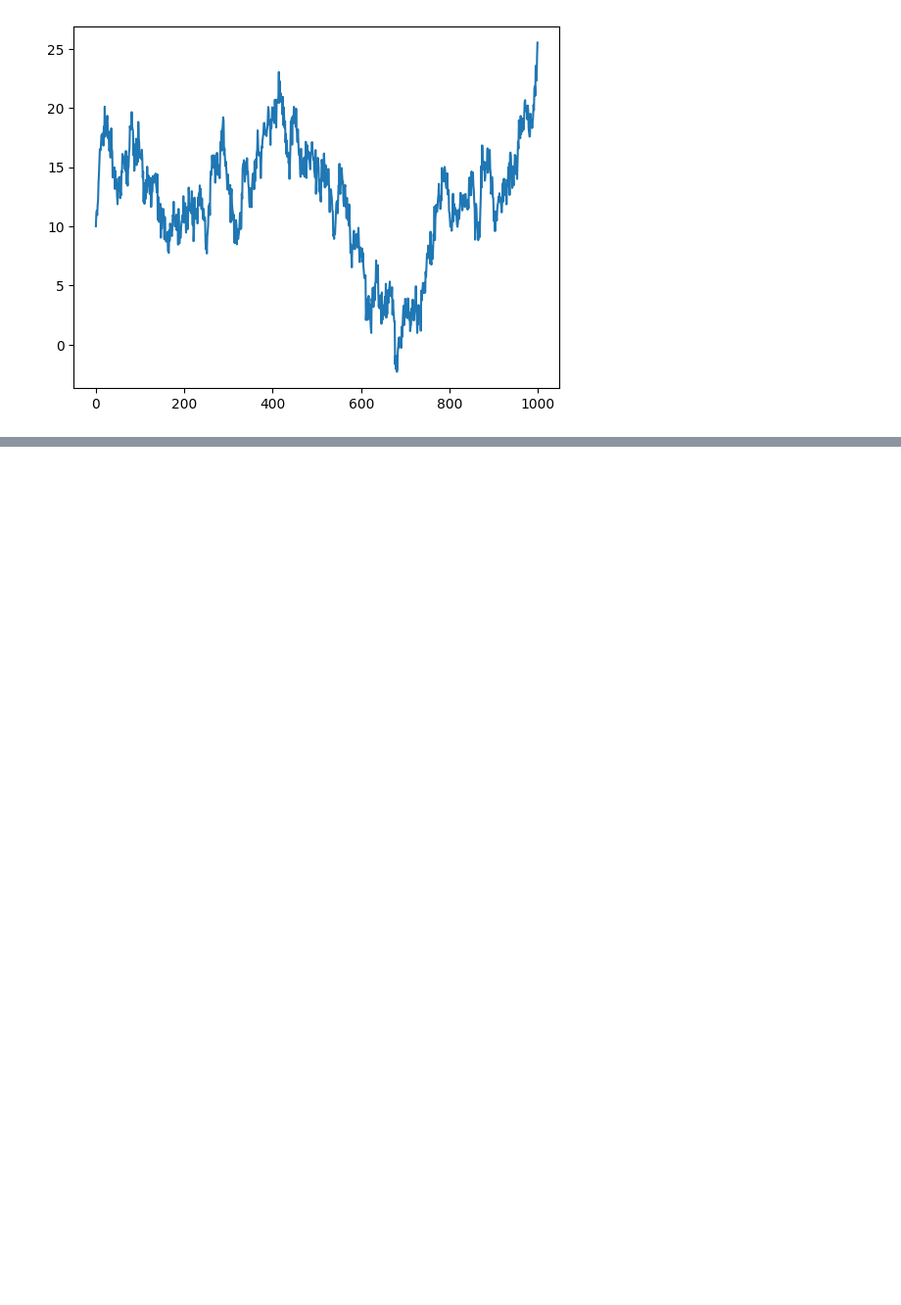
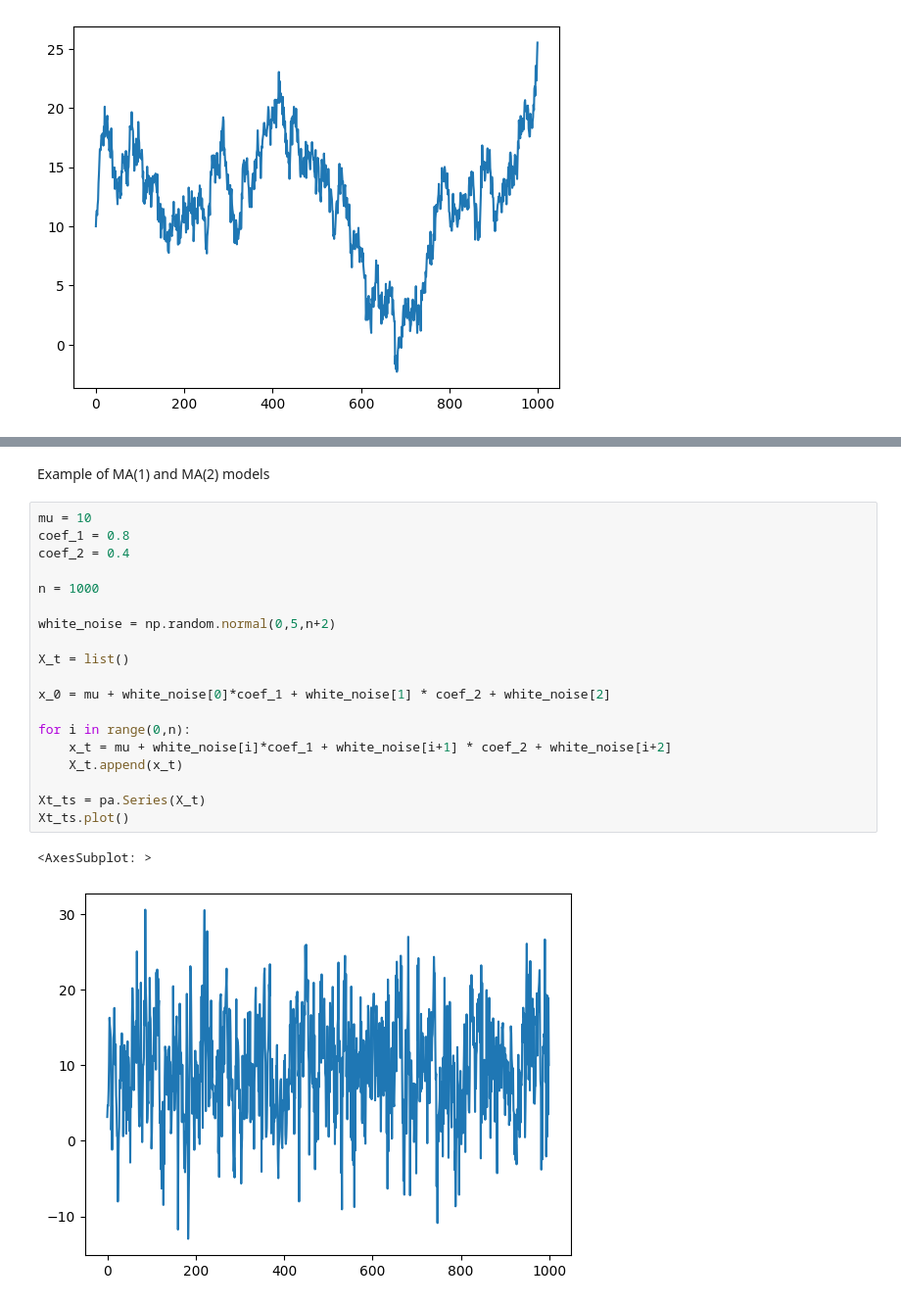
Before and after one commit to uktukt/Python_SheGoesTech_23_2nd_part, a Jupyter notebook: 0711_time_series.ipynb, the cells around one changed output, grey strips where cells are left out. Shown at 98% size. Saved outputs shown, nothing was run; the diff lists cells and outputs as text; blank space fills up the shorter version.

```diff
--- a/0711_time_series.ipynb
+++ b/0711_time_series.ipynb
@@ -81,0 +89,24 @@ El_prod_data
+# %% [markdown]
+Example of MA(1) and MA(2) models
+# %%
+mu = 10
+coef_1 = 0.8
+coef_2 = 0.4
+
+n = 1000
+
+white_noise = np.random.normal(0,5,n+2)
+
+X_t = list()
+
+x_0 = mu + white_noise[0]*coef_1 + white_noise[1] * coef_2 + white_noise[2]
+
+for i in range(0,n):
+    x_t = mu + white_noise[i]*coef_1 + white_noise[i+1] * coef_2 + white_noise[i+2]
+    X_t.append(x_t)
+
+Xt_ts = pa.Series(X_t)
+Xt_ts.plot()
+# %% [output]
+<AxesSubplot: >
+[figure, added]
```
Also changed, not shown: parts of 34 cells of this notebook.
